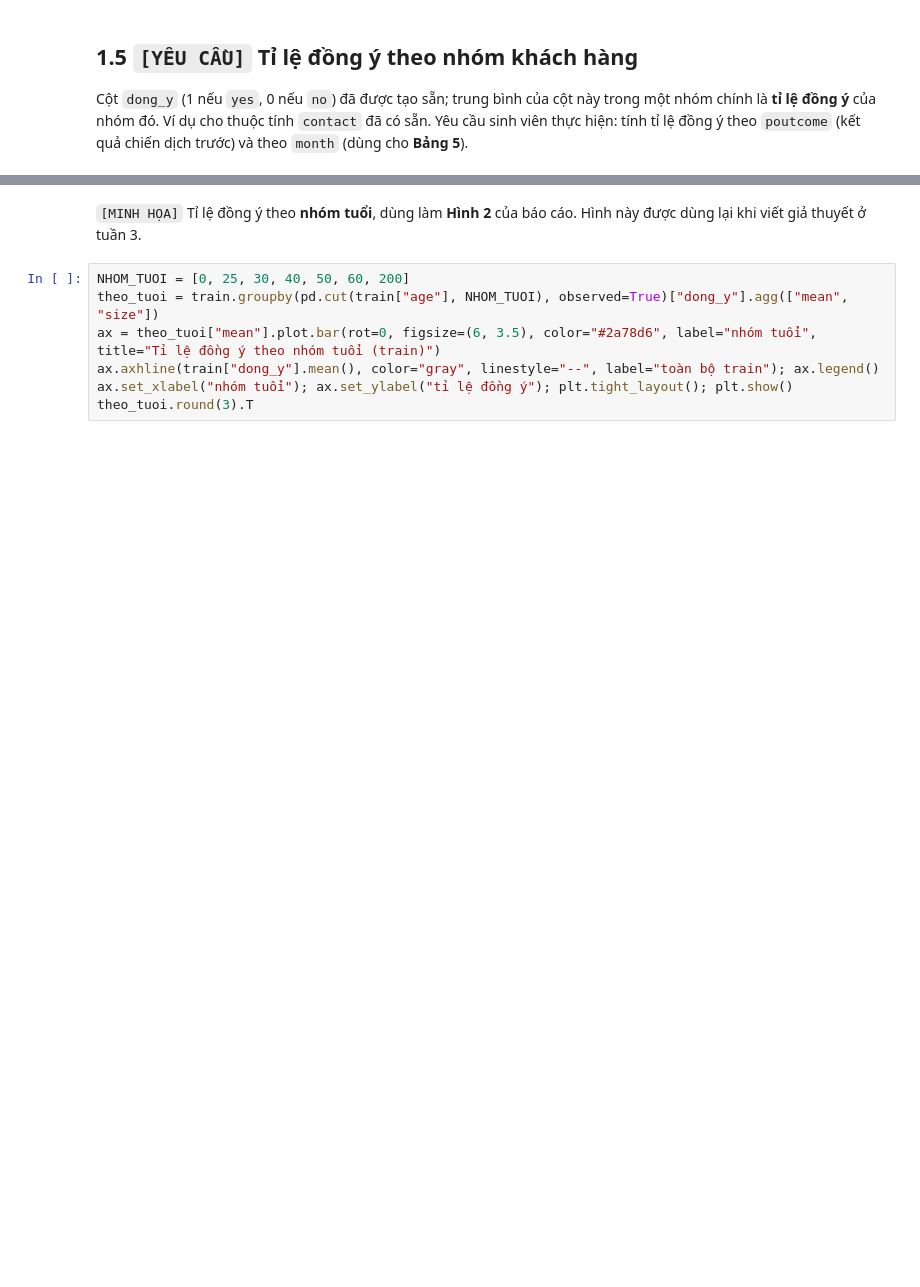
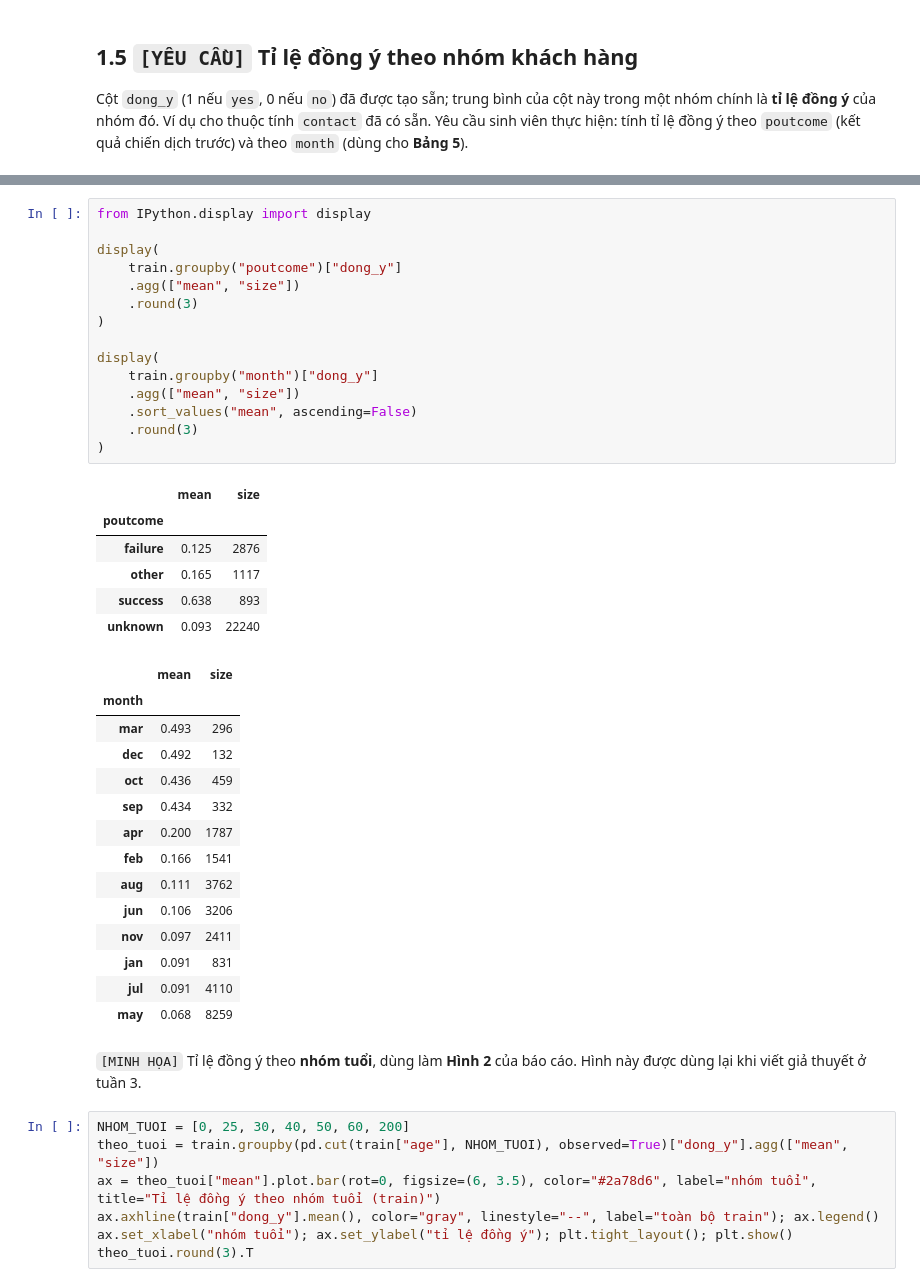
Before and after one commit to HuynhHoangPhong/project_MachineLearning, a Jupyter notebook: week-1_eda_va_thuoc_do.ipynb, the cells around one changed output, grey strips where cells are left out. Drawn from its saved outputs; the diff is of its cells as text; blank space fills up the shorter version.

```diff
--- a/week-1_eda_va_thuoc_do.ipynb
+++ b/week-1_eda_va_thuoc_do.ipynb
@@ -177,3 +227,39 @@ ty_le_month.sort_values().round(3).to_frame("tỉ lệ đồng ý").T
+# %%
+from IPython.display import display
+
+display(
+    train.groupby("poutcome")["dong_y"]
+    .agg(["mean", "size"])
+    .round(3)
+)
+
+display(
+    train.groupby("month")["dong_y"]
+    .agg(["mean", "size"])
+    .sort_values("mean", ascending=False)
+    .round(3)
+)
+# %% [output]
+|  | mean | size |
+| poutcome |  |  |
+| failure | 0.125 | 2876 |
+| other | 0.165 | 1117 |
+| success | 0.638 | 893 |
+| unknown | 0.093 | 22240 |
+|  | mean | size |
+| month |  |  |
+| mar | 0.493 | 296 |
+| dec | 0.492 | 132 |
+| oct | 0.436 | 459 |
+| sep | 0.434 | 332 |
+| apr | 0.200 | 1787 |
+| feb | 0.166 | 1541 |
+| aug | 0.111 | 3762 |
+| jun | 0.106 | 3206 |
+| nov | 0.097 | 2411 |
+| jan | 0.091 | 831 |
+| jul | 0.091 | 4110 |
+| may | 0.068 | 8259 |
 # %% [markdown]
 `[MINH HỌA]` Tỉ lệ đồng ý theo **nhóm tuổi**, dùng làm **Hình 2** của báo cáo. Hình này được dùng lại khi viết giả thuyết ở tuần 3.
 # %%
```
Also changed, not shown: parts of 16 cells of this notebook, 8 other files.
